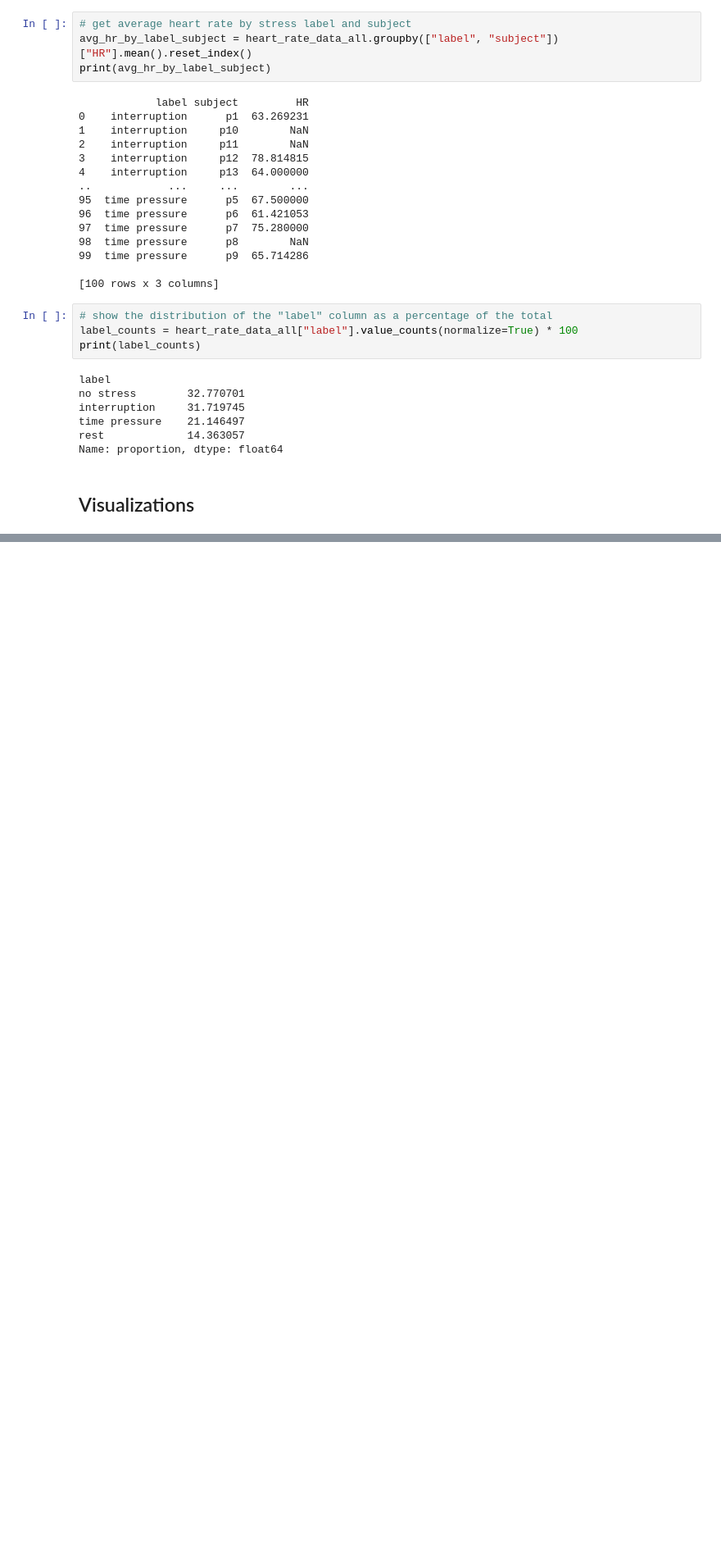
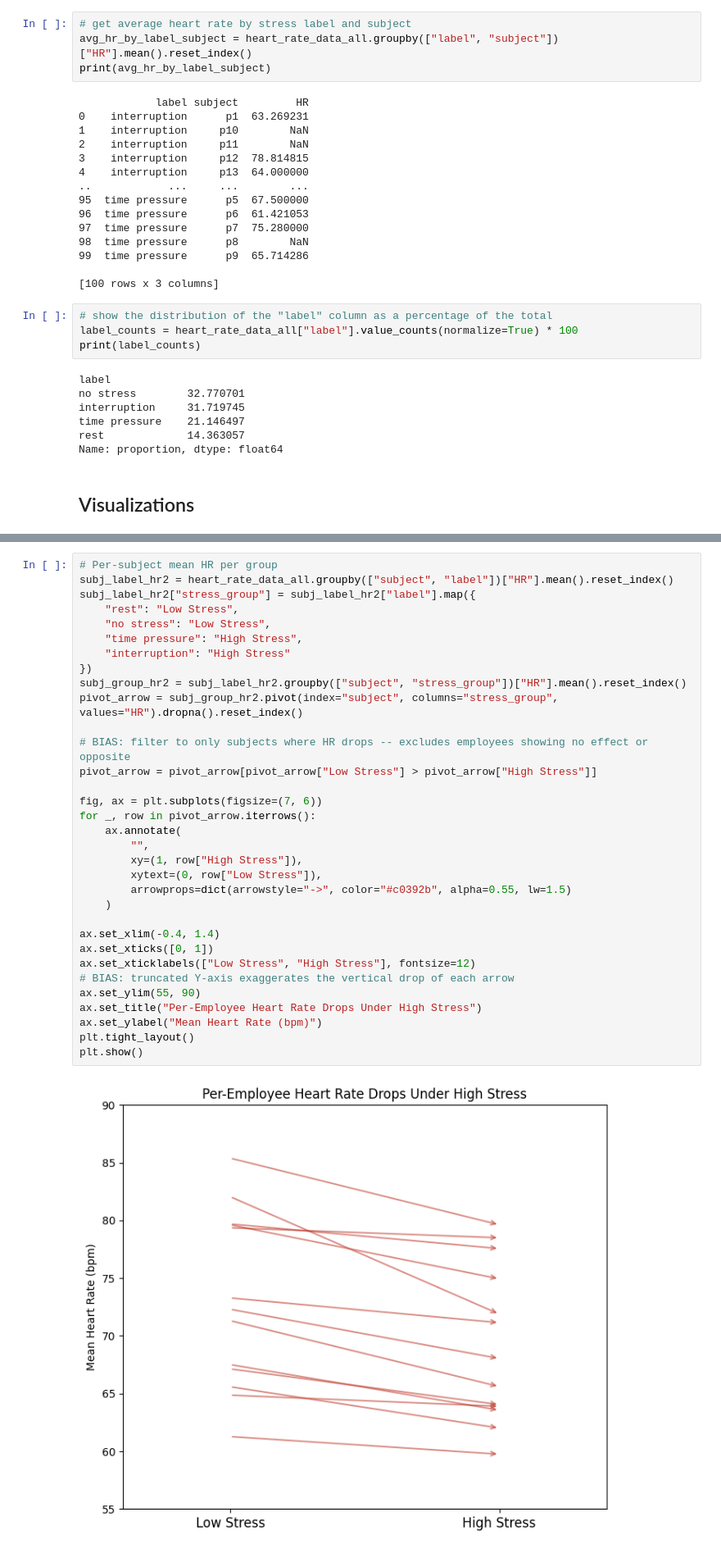
Before and after one commit to cmparent/w26-si568-project3, a Jupyter notebook: milestone_4.ipynb, the cells around one changed output, grey strips where cells are left out. Shown at 82% size. Saved outputs shown, nothing was run; the diff lists cells and outputs as text; blank space fills up the shorter version.

```diff
--- a/milestone_4.ipynb
+++ b/milestone_4.ipynb
@@ -362,0 +286,35 @@ Passing `palette` without assigning `hue` is deprecated and will be removed in v
+# %%
+# Per-subject mean HR per group
+subj_label_hr2 = heart_rate_data_all.groupby(["subject", "label"])["HR"].mean().reset_index()
+subj_label_hr2["stress_group"] = subj_label_hr2["label"].map({
+    "rest": "Low Stress",
+    "no stress": "Low Stress",
+    "time pressure": "High Stress",
+    "interruption": "High Stress"
+})
+subj_group_hr2 = subj_label_hr2.groupby(["subject", "stress_group"])["HR"].mean().reset_index()
+pivot_arrow = subj_group_hr2.pivot(index="subject", columns="stress_group", values="HR").dropna().reset_index()
+
+# BIAS: filter to only subjects where HR drops -- excludes employees showing no effect or opposite
+pivot_arrow = pivot_arrow[pivot_arrow["Low Stress"] > pivot_arrow["High Stress"]]
+
+fig, ax = plt.subplots(figsize=(7, 6))
+for _, row in pivot_arrow.iterrows():
+    ax.annotate(
+        "",
+        xy=(1, row["High Stress"]),
+        xytext=(0, row["Low Stress"]),
+        arrowprops=dict(arrowstyle="->", color="#c0392b", alpha=0.55, lw=1.5)
+    )
+
+ax.set_xlim(-0.4, 1.4)
+ax.set_xticks([0, 1])
+ax.set_xticklabels(["Low Stress", "High Stress"], fontsize=12)
+# BIAS: truncated Y-axis exaggerates the vertical drop of each arrow
+ax.set_ylim(55, 90)
+ax.set_title("Per-Employee Heart Rate Drops Under High Stress")
+ax.set_ylabel("Mean Heart Rate (bpm)")
+plt.tight_layout()
+plt.show()
+# %% [output]
+[figure, added]
```
Also changed, not shown: parts of 27 cells of this notebook, 5 other files.
